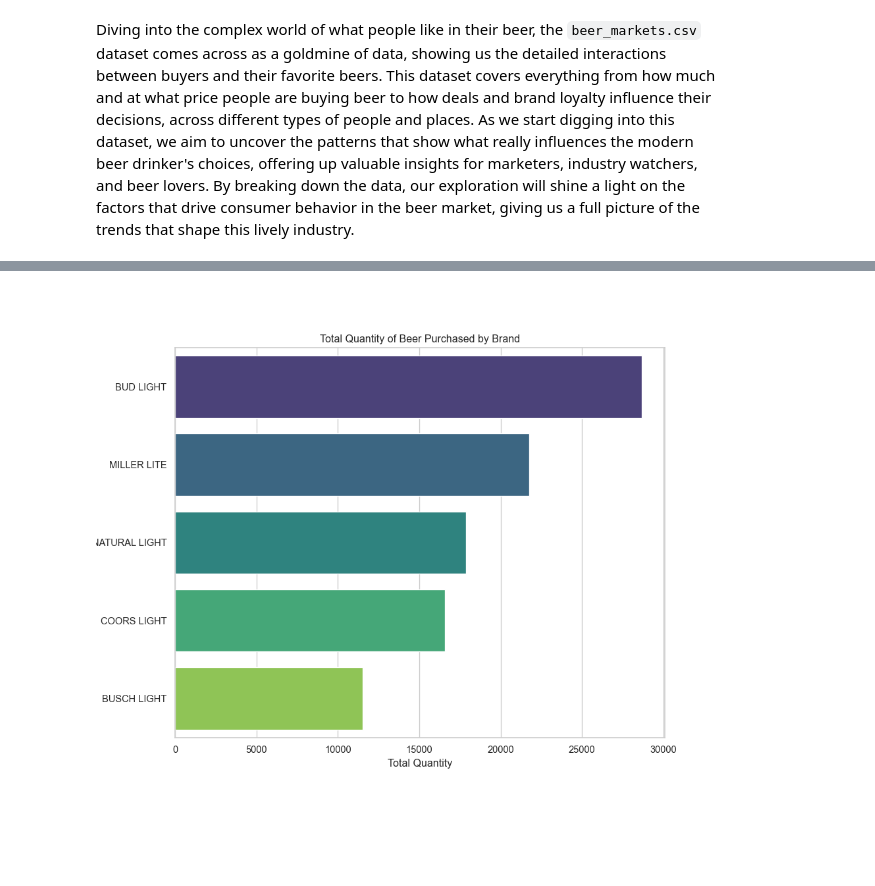
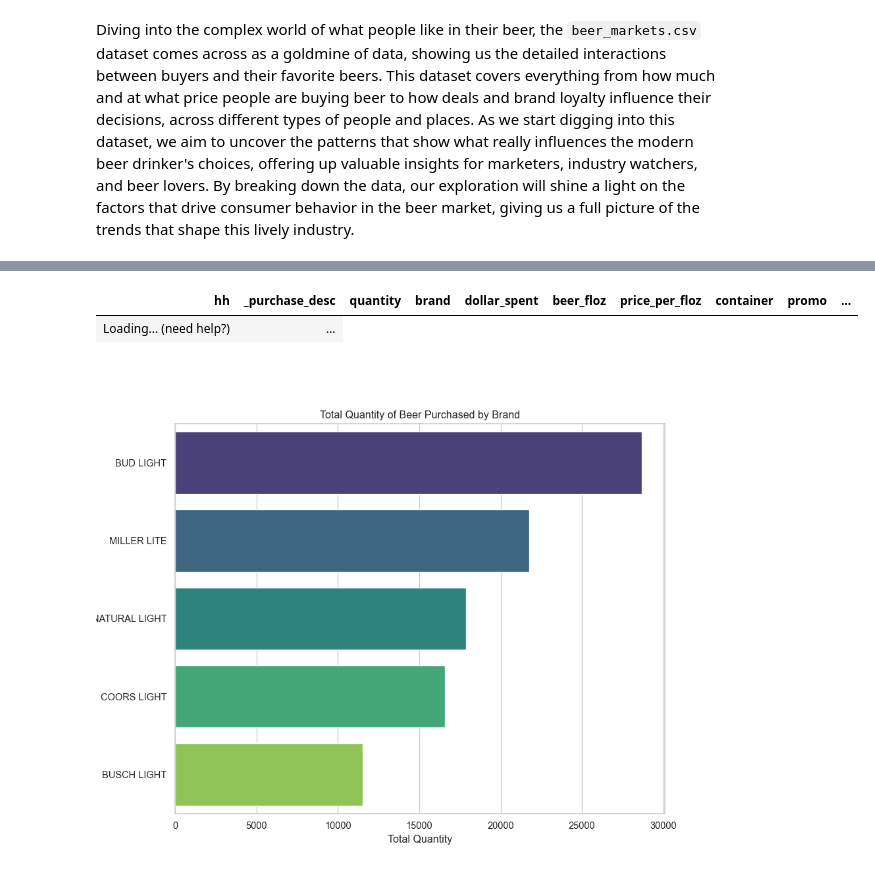
Before and after one commit to bcecon/bcecon.github.io, a Jupyter notebook: posts/beer-markets/beer-markets.ipynb, the cells around one changed output, grey strips where cells are left out. Saved outputs shown, nothing was run; the diff lists cells and outputs as text; code cells hidden in the pictures; blank space fills up the shorter version.

```diff
--- a/posts/beer-markets/beer-markets.ipynb
+++ b/posts/beer-markets/beer-markets.ipynb
@@ -11,18 +34,11 @@ Diving into the complex world of what people like in their beer, the `beer_marke
 # %%
 import pandas as pd
 import numpy as np
 import matplotlib.pyplot as plt
 import seaborn as sns
-
 # Reading the CSV file
 beer_data = pd.read_csv("https://bcdanl.github.io/data/beer_markets.csv")
-
-# Setting up the visualisation settings
-sns.set(style="whitegrid")
-
-# Calculate total quantity and spending for each brand
-brand_summary = beer_data.groupby('brand').agg({'quantity':'sum', 'dollar_spent':'sum'}).reset_index()
-
-# Sort by total quantity and spending
-brand_summary_sorted_quantity = brand_summary.sort_values('quantity', ascending=False)
-brand_summary_sorted_spent = brand_summary.sort_values('dollar_spent', ascending=False)
+show(beer_data)
+# %% [output]
+| hh | _purchase_desc | quantity | brand | dollar_spent | beer_floz | price_per_floz | container | promo | ... |
+| Loading... (need help?) | ... |
```
Also changed, not shown: parts of 2 cells of this notebook, 19 other files.
